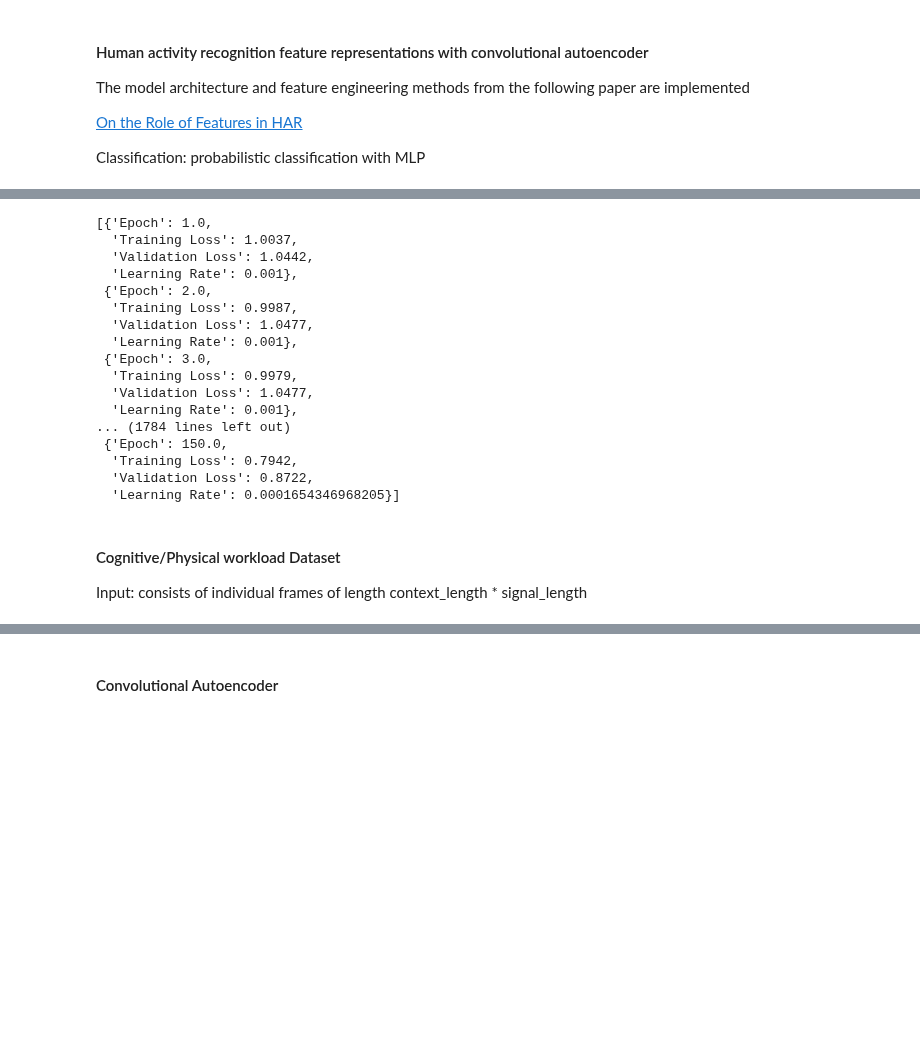
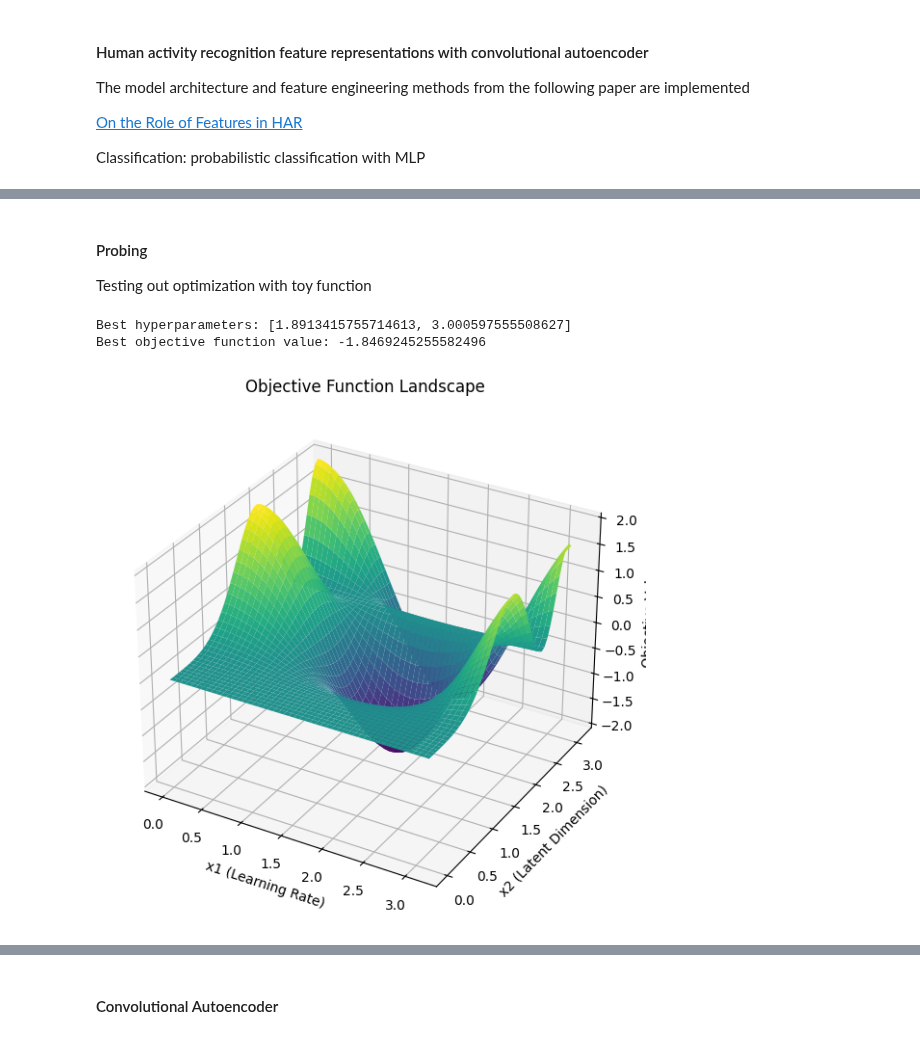
Before and after one commit to ericsallinger/msthesis, a Jupyter notebook: model_training/conv_autoencoder.ipynb, the cells around one changed output, grey strips where cells are left out. Cells and saved outputs as stored; diff of their text form; code cells hidden in the pictures; blank space fills up the shorter version.

Commit message:
Demoed bayesian optimization for hyperparams
Former-commit-id: e7757d9ef79f3ce7408ba96ef2cd789bec550ed4
Former-commit-id: ff0b398da179d93f5eb08c535121b6c9aeb51547

```diff
--- a/model_training/conv_autoencoder.ipynb
+++ b/model_training/conv_autoencoder.ipynb
@@ -128,26 +36,0 @@ torch.mean(n_activation_map[0, 0, :, :]), torch.std(n_activation_map[0, 0, :, :]
-# %%
-# reading existing logs for continous updating
-df = pd.read_csv("..\\saved_models\\convolutional_autoencoder\\conv_ae_9374595.csv")
-list(df.T.to_dict().values())
-# %% [output]
-[{'Epoch': 1.0,
-  'Training Loss': 1.0037,
-  'Validation Loss': 1.0442,
-  'Learning Rate': 0.001},
- {'Epoch': 2.0,
-  'Training Loss': 0.9987,
-  'Validation Loss': 1.0477,
-  'Learning Rate': 0.001},
- {'Epoch': 3.0,
-  'Training Loss': 0.9979,
-  'Validation Loss': 1.0477,
-  'Learning Rate': 0.001},
-... (1784 lines left out)
- {'Epoch': 150.0,
-  'Training Loss': 0.7942,
-  'Validation Loss': 0.8722,
-  'Learning Rate': 0.0001654346968205}]
-# %% [markdown]
-#### Cognitive/Physical workload Dataset
-
-Input: consists of individual frames of length context_length * signal_length
@@ -153,0 +58,54 @@ Input: consists of individual frames of length context_length * signal_length
+# %% [markdown]
+#### Probing
+
+Testing out optimization with toy function
+# %%
+# define the objective function
+def objective_skopt(x):
+    x1, x2 = x  # Extract values
+    return np.cos(1.8 * x1) * (1 - np.cos(x2 ** 2))
+
+
+# search space (will be hyperparams)
+space = [
+    Real(0, 3.14, name='x1'),  # Range for x1 (learning rate)
+    Real(0, 3.14, name='x2')   # Range for x2 (latent dim)
+]
+
+res = gp_minimize(
+    objective_skopt, # the objective function which is observed n_calls times
+    space, # the parameter search space
+    acq_func="EI", # idk what this means tbh
+    n_calls=10, # how often function is observed
+    n_random_starts=5 # number of observations before approximating the function
+)
+
+# Best found hyperparameters
+print("Best hyperparameters:", res.x)
+print("Best objective function value:", res.fun)
+
+# visualization of objective function
+
+def f(x1, x2):
+    return np.cos(1.8 * x1) * (1 - np.cos(x2 ** 2))
+
+x1_range = np.linspace(0, 3.14, 50)
+x2_range = np.linspace(0, 3.14, 50)
+
+X1, X2 = np.meshgrid(x1_range, x2_range)
+Z = f(X1, X2)
+
+fig = plt.figure(figsize=(10, 7))
+ax = fig.add_subplot(111, projection='3d')
+ax.plot_surface(X1, X2, Z, cmap="viridis", edgecolor='none')
+
+ax.set_xlabel("x1 (Learning Rate)")
+ax.set_ylabel("x2 (Latent Dimension)")
+ax.set_zlabel("Objective Value")
+ax.set_title("Objective Function Landscape")
+
+plt.show()
+# %% [output]
+Best hyperparameters: [1.8913415755714613, 3.000597555508627]
+Best objective function value: -1.8469245255582496
+[figure, added]
```
Also changed, not shown: parts of 14 cells of this notebook, 10 other files.
